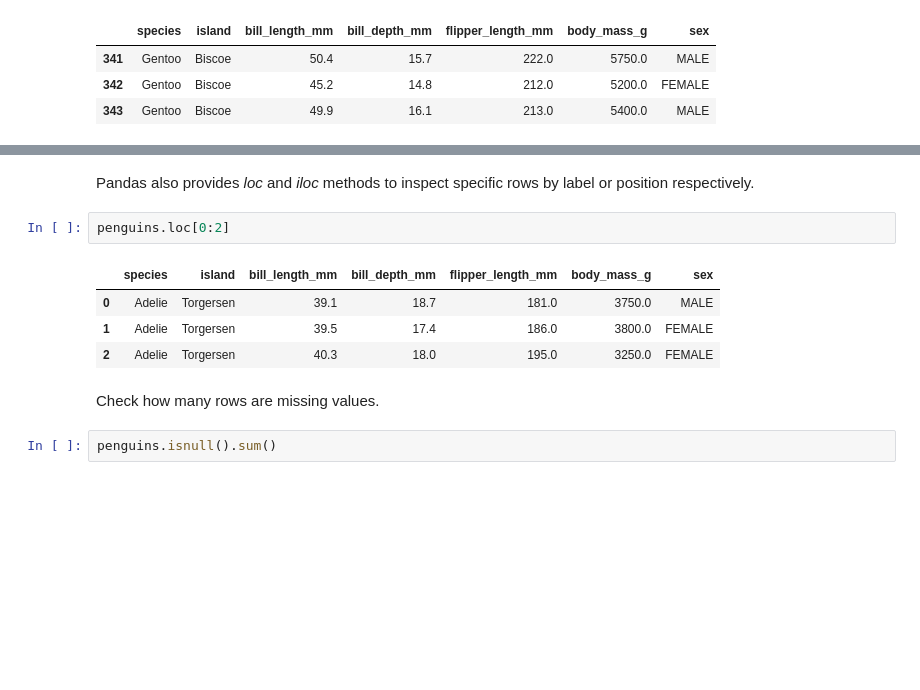
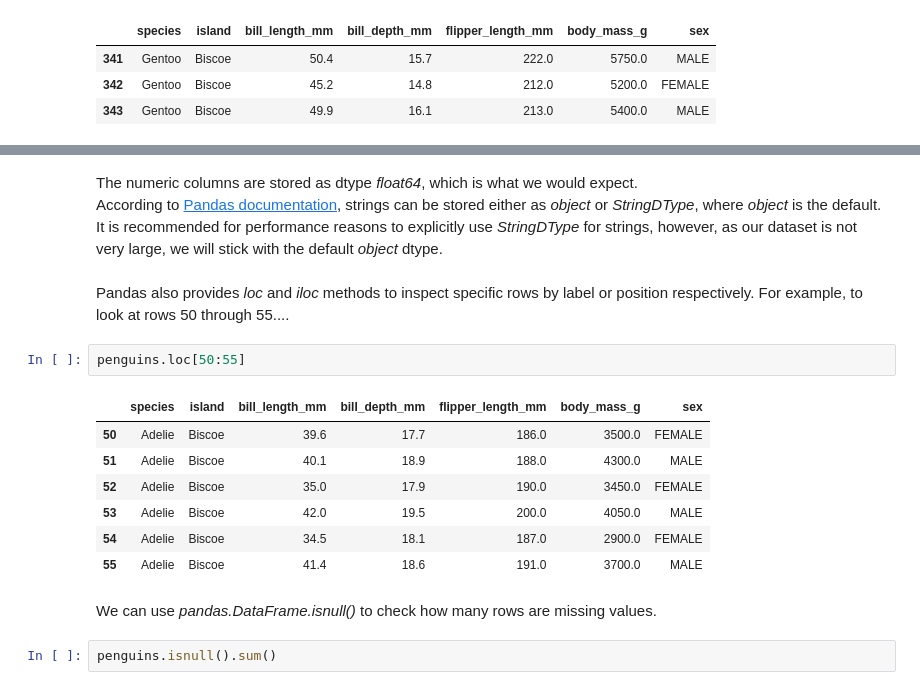
Before and after one commit to dvdgeroconnell/PODA-coursework, a Jupyter notebook: penguins.ipynb, the cells around one changed output, grey strips where cells are left out. Saved outputs shown, nothing was run; the diff lists cells and outputs as text; blank space fills up the shorter version.

```diff
--- a/penguins.ipynb
+++ b/penguins.ipynb
@@ -115,14 +129,21 @@ penguins.tail(3)
+# %% [markdown]
+The numeric columns are stored as dtype *float64*, which is what we would expect.
+According to [Pandas documentation](https://pandas.pydata.org/docs/user_guide/basics.html#basics-dtypes), strings can be stored either as *object* or *StringDType*, where *object* is the default.
+It is recommended for performance reasons to explicitly use *StringDType* for strings, however, as our dataset is not very large, we will stick with the default *object* dtype.
 # %% [markdown]
-Pandas also provides *loc* and *iloc* methods to inspect specific rows by label or position respectively.
+Pandas also provides *loc* and *iloc* methods to inspect specific rows by label or position respectively. For example, to look at rows 50 through 55....
 # %%
-penguins.loc[0:2]
+penguins.loc[50:55]
 # %% [output]
 |  | species | island | bill_length_mm | bill_depth_mm | flipper_length_mm | body_mass_g | sex |
-| 0 | Adelie | Torgersen | 39.1 | 18.7 | 181.0 | 3750.0 | MALE |
-| 1 | Adelie | Torgersen | 39.5 | 17.4 | 186.0 | 3800.0 | FEMALE |
-| 2 | Adelie | Torgersen | 40.3 | 18.0 | 195.0 | 3250.0 | FEMALE |
+| 50 | Adelie | Biscoe | 39.6 | 17.7 | 186.0 | 3500.0 | FEMALE |
+| 51 | Adelie | Biscoe | 40.1 | 18.9 | 188.0 | 4300.0 | MALE |
+| 52 | Adelie | Biscoe | 35.0 | 17.9 | 190.0 | 3450.0 | FEMALE |
+| 53 | Adelie | Biscoe | 42.0 | 19.5 | 200.0 | 4050.0 | MALE |
+| 54 | Adelie | Biscoe | 34.5 | 18.1 | 187.0 | 2900.0 | FEMALE |
+| 55 | Adelie | Biscoe | 41.4 | 18.6 | 191.0 | 3700.0 | MALE |
 # %% [markdown]
-Check how many rows are missing values.
+We can use *pandas.DataFrame.isnull()* to check how many rows are missing values.
 # %%
 penguins.isnull().sum()
 # %% [output]
```
Also changed, not shown: parts of 6 cells of this notebook.
